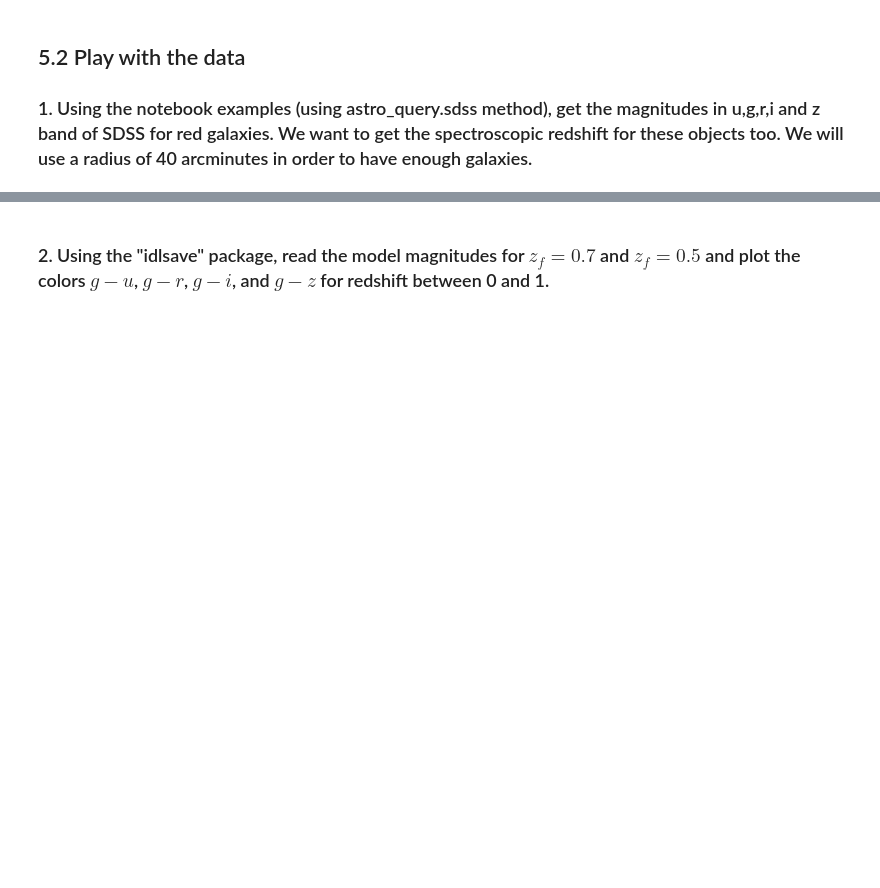
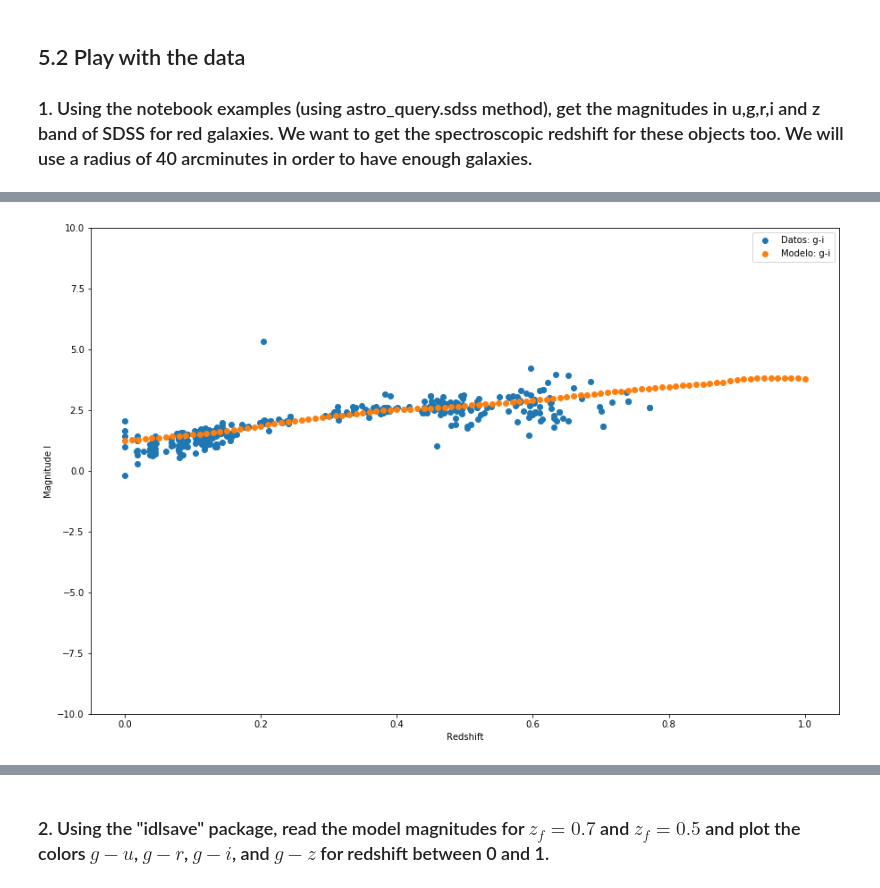
Before and after one commit to ignacio-vc/CosmoClusters, a Jupyter notebook: Ignacio/7Feb.ipynb, the cells around one changed output, grey strips where cells are left out. Saved outputs shown, nothing was run; the diff lists cells and outputs as text; code cells hidden in the pictures; blank space fills up the shorter version.

```diff
--- a/Ignacio/7Feb.ipynb
+++ b/Ignacio/7Feb.ipynb
@@ -76,0 +213,11 @@ from astropy.io import fits
+# %%
+plt.figure(figsize=(15,10))
+plt.plot(spec_redshift[only_galaxies], photo_g[only_galaxies] - photo_i[only_galaxies], 'o', label='Datos: g-i')
+plt.plot(model_redshift[only_good_redshift], model_g[only_good_redshift] - model_i[only_good_redshift], 'o', label='Modelo: g-i')
+plt.xlabel('Redshift')
+plt.ylabel('Magnitude I')
+plt.ylim(-10,10)
+plt.legend()
+plt.show()
+# %% [output]
+[figure, added]
```
Also changed, not shown: parts of 22 cells of this notebook.
